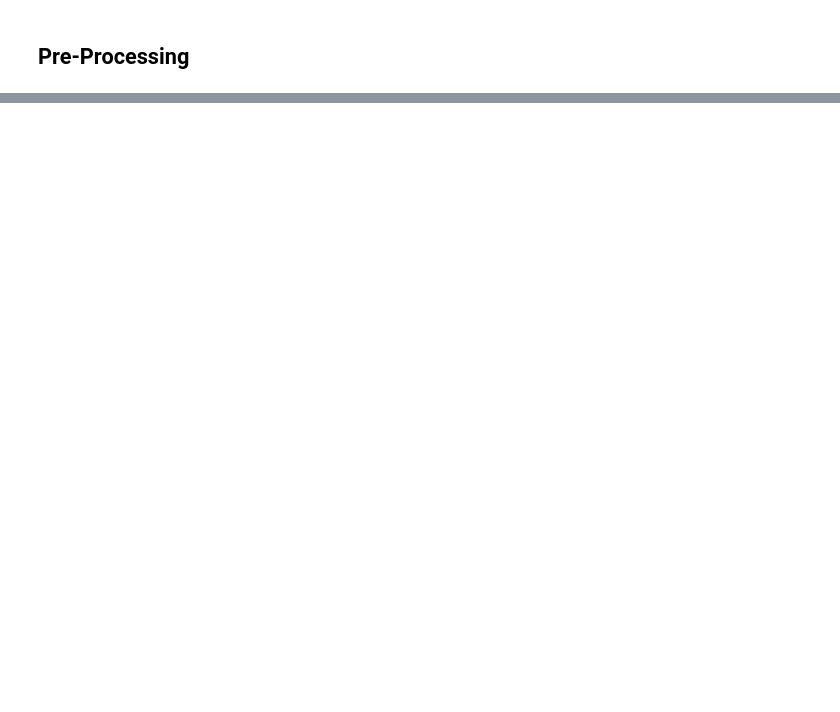
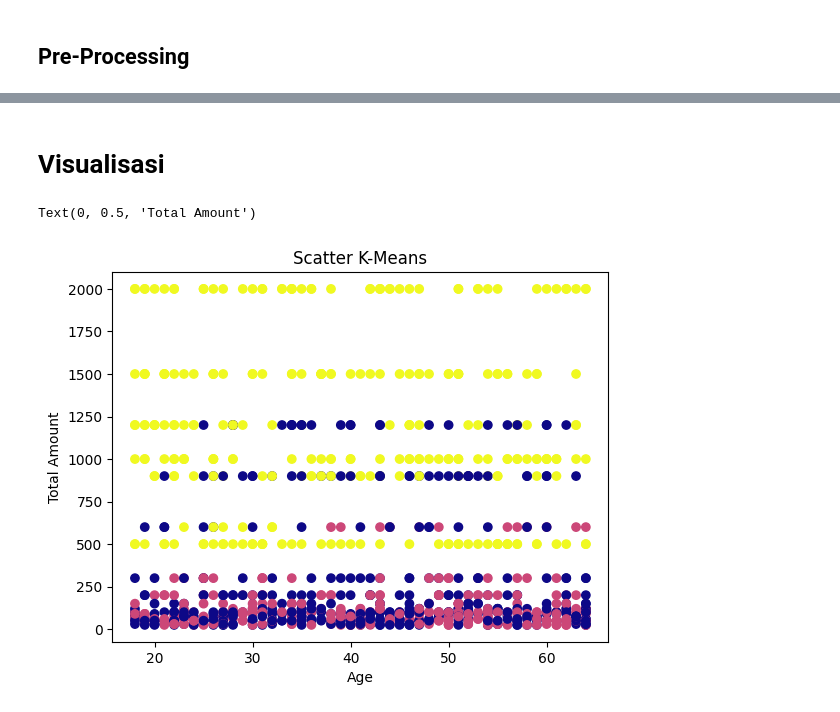
Before and after one commit to intansk/retail-sales, a Jupyter notebook: Modelling.ipynb, the cells around one changed output, grey strips where cells are left out. Saved outputs shown, nothing was run; the diff lists cells and outputs as text; code cells hidden in the pictures; blank space fills up the shorter version.

```diff
--- a/Modelling.ipynb
+++ b/Modelling.ipynb
@@ -582,0 +521,3 @@ Kode diatas digunakan untuk mengetahui hasil prediksi yang dihasilkan oleh ketig
+# %%
+kmeans = KMeans(n_clusters=3, random_state=42)
+kmeans.fit(x_final_norm)
@@ -582,0 +531,3 @@ Kode diatas digunakan untuk mengetahui hasil prediksi yang dihasilkan oleh ketig
+# %%
+hc = AgglomerativeClustering(n_clusters=3, affinity='euclidean', linkage='ward')
+hc.fit(x_final_norm)
@@ -582,0 +541,3 @@ Kode diatas digunakan untuk mengetahui hasil prediksi yang dihasilkan oleh ketig
+# %%
+kmeans_clust = kmeans.predict(x_final_norm)
+hierarchy_clust = hc.fit_predict(x_final_norm)
@@ -582,0 +546,8 @@ Kode diatas digunakan untuk mengetahui hasil prediksi yang dihasilkan oleh ketig
+# %%
+x_final = pd.DataFrame(x_final).reset_index(drop=True)
+
+kmeans_col = pd.DataFrame(kmeans_clust, columns=["kmeans_cluster"])
+hierarchy_col = pd.DataFrame(hierarchy_clust, columns=["hierarchy_cluster"])
+
+combined_data_assoc = pd.concat([x_final, kmeans_col, hierarchy_col], axis=1)
+combined_data_assoc.head(10)
@@ -582,0 +586,13 @@ Kode diatas digunakan untuk mengetahui hasil prediksi yang dihasilkan oleh ketig
+# %% [markdown]
+# **Visualisasi**
+# %%
+x = combined_data_assoc['Age']
+y = combined_data_assoc['Total Amount']
+label = combined_data_assoc['kmeans_cluster']
+plt.scatter(x, y, c=label, cmap='plasma')
+plt.title('Scatter K-Means')
+plt.xlabel('Age')
+plt.ylabel('Total Amount')
+# %% [output]
+Text(0, 0.5, 'Total Amount')
+[figure, added]
```
Also changed, not shown: parts of 49 cells of this notebook.
